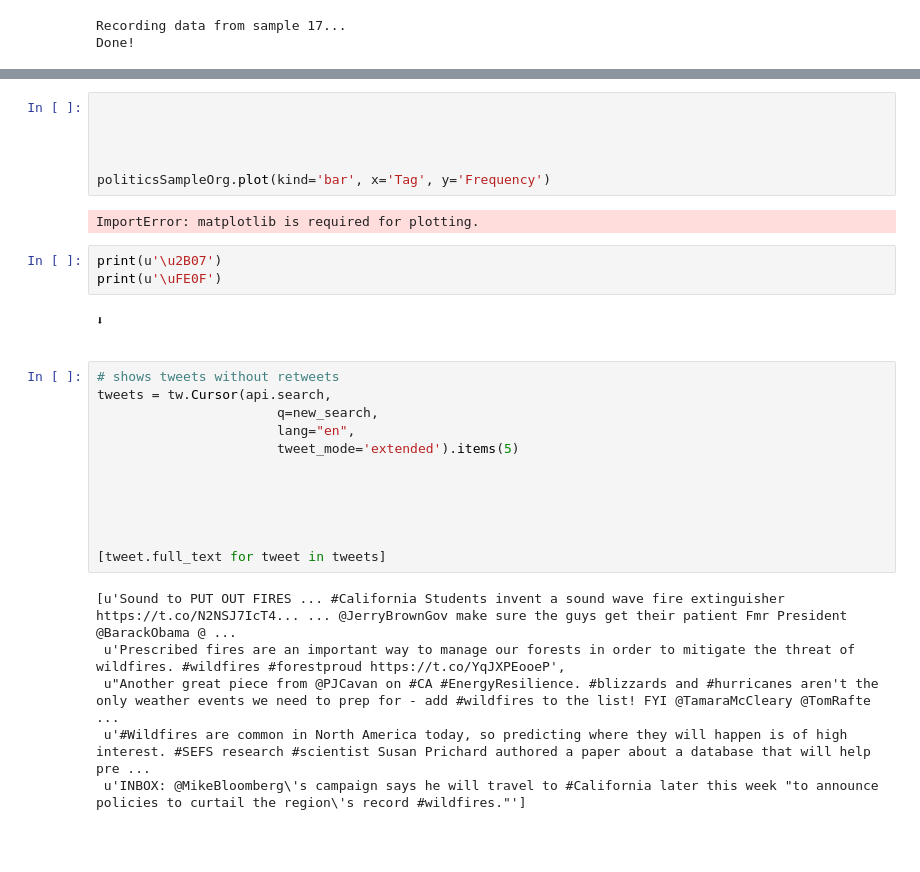
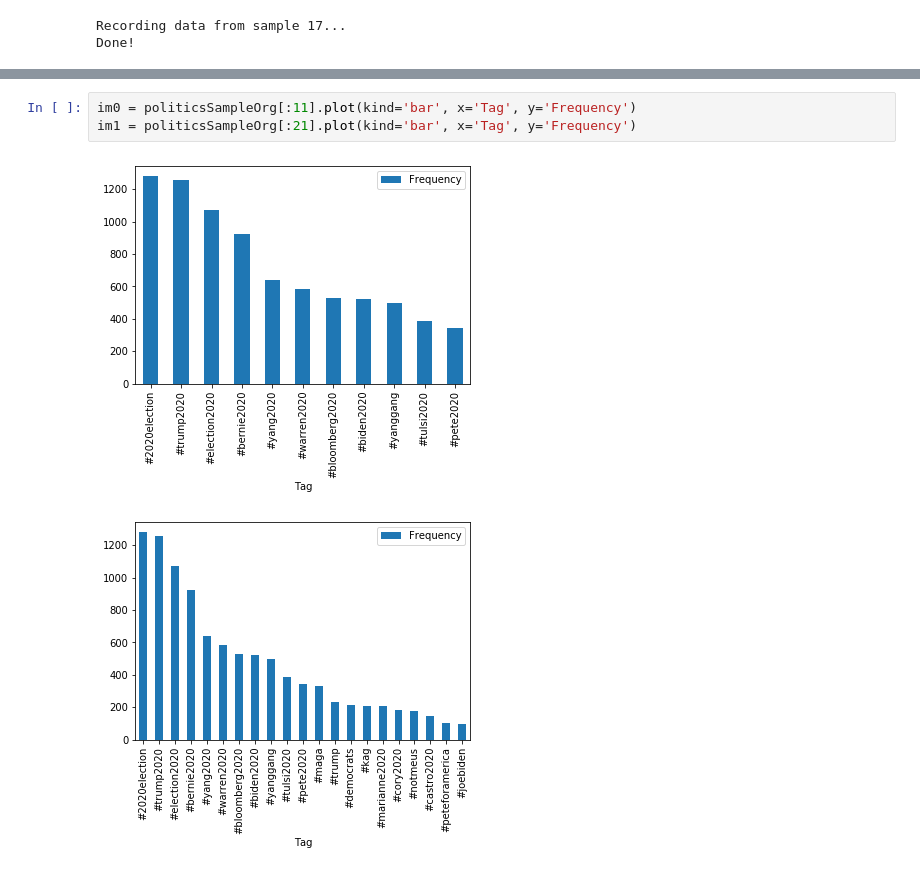
Before and after one commit to skyeblu7/UniveristyFinalProjects, a Jupyter notebook: CS199PythonProject/code.ipynb, the cells around one changed output, grey strips where cells are left out. Drawn from its saved outputs; the diff is of its cells as text; blank space fills up the shorter version.

```diff
--- a/CS199PythonProject/code.ipynb
+++ b/CS199PythonProject/code.ipynb
@@ -687,32 +671,6 @@ politicsSampleOrg
 # %%
-
-
-
-
-politicsSampleOrg.plot(kind='bar', x='Tag', y='Frequency')
+im0 = politicsSampleOrg[:11].plot(kind='bar', x='Tag', y='Frequency')
+im1 = politicsSampleOrg[:21].plot(kind='bar', x='Tag', y='Frequency')
 # %% [output]
-ImportError: matplotlib is required for plotting.
+[figure, added]
+[figure, added]
-# %%
-print(u'\u2B07')
-print(u'\uFE0F')
-# %% [output]
-⬇
-️
-# %%
-# shows tweets without retweets
-tweets = tw.Cursor(api.search,
-                       q=new_search,
-                       lang="en",
-                       tweet_mode='extended').items(5)
-
-
-
-
-
-[tweet.full_text for tweet in tweets]
-# %% [output]
-[u'Sound to PUT OUT FIRES ... #California Students invent a sound wave fire extinguisher https://t.co/N2NSJ7IcT4... ... @JerryBrownGov make sure the guys get their patient Fmr President @BarackObama @ ...
- u'Prescribed fires are an important way to manage our forests in order to mitigate the threat of wildfires. #wildfires #forestproud https://t.co/YqJXPEooeP',
- u"Another great piece from @PJCavan on #CA #EnergyResilience. #blizzards and #hurricanes aren't the only weather events we need to prep for - add #wildfires to the list! FYI @TamaraMcCleary @TomRafte ...
- u'#Wildfires are common in North America today, so predicting where they will happen is of high interest. #SEFS research #scientist Susan Prichard authored a paper about a database that will help pre ...
- u'INBOX: @MikeBloomberg\'s campaign says he will travel to #California later this week "to announce policies to curtail the region\'s record #wildfires."']
```
Also changed, not shown: parts of 17 cells of this notebook, 3 other files.
